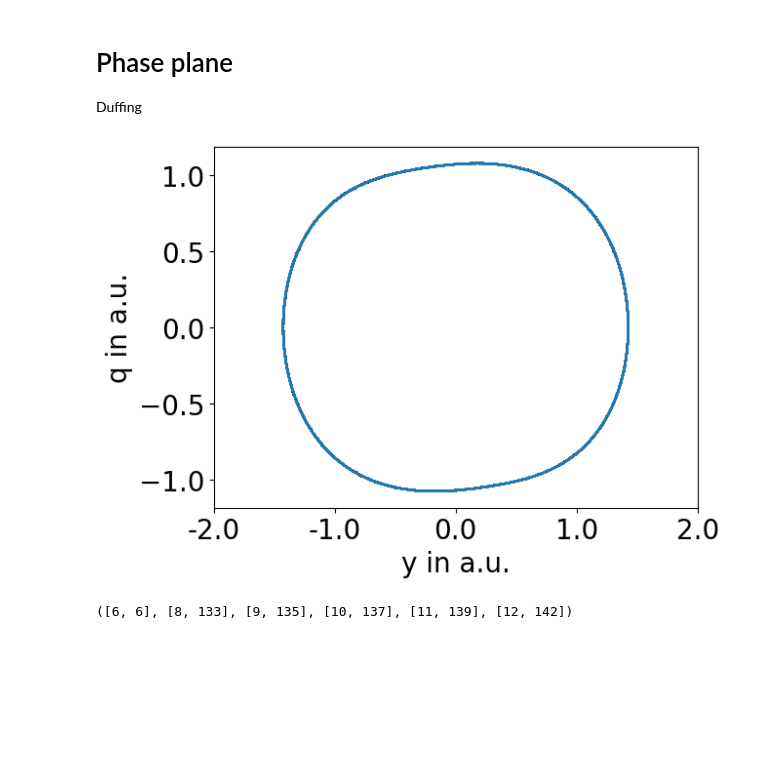
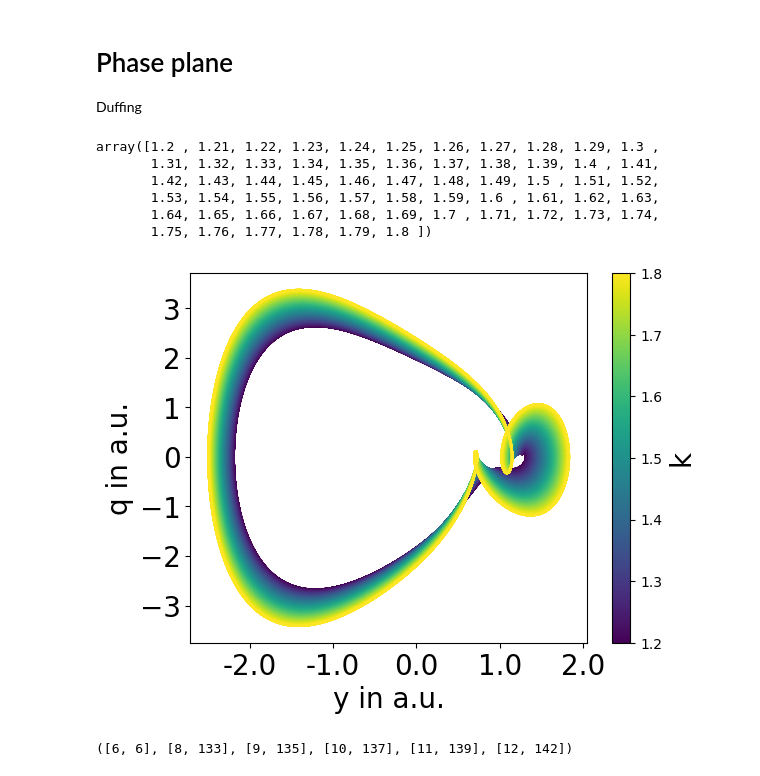
Before and after one commit to huyenanh-nguyen/Vocalization, a Jupyter notebook: Onesidecoupling/simulation.ipynb, the cells around one changed output. Saved outputs shown, nothing was run; the diff lists cells and outputs as text; code cells hidden in the pictures; blank space fills up the shorter version.

Commit message:
bifurkation phaseplane

```diff
--- a/Onesidecoupling/simulation.ipynb
+++ b/Onesidecoupling/simulation.ipynb
@@ -70,43 +70,62 @@ np.float64(1.551983506242696)
 # Phase plane
 
 Duffing
+# %%
+k_up = np.arange(1.2,1.8, 0.01)
+k_up
+# %% [output]
+array([1.2 , 1.21, 1.22, 1.23, 1.24, 1.25, 1.26, 1.27, 1.28, 1.29, 1.3 ,
+       1.31, 1.32, 1.33, 1.34, 1.35, 1.36, 1.37, 1.38, 1.39, 1.4 , 1.41,
+       1.42, 1.43, 1.44, 1.45, 1.46, 1.47, 1.48, 1.49, 1.5 , 1.51, 1.52,
+       1.53, 1.54, 1.55, 1.56, 1.57, 1.58, 1.59, 1.6 , 1.61, 1.62, 1.63,
+       1.64, 1.65, 1.66, 1.67, 1.68, 1.69, 1.7 , 1.71, 1.72, 1.73, 1.74,
+       1.75, 1.76, 1.77, 1.78, 1.79, 1.8 ])
 # %%
 with open(str(Path.cwd().parents[0]) + "/path.txt") as f:
   path = f.read()
+from matplotlib.pyplot import cm
+import matplotlib.colors as mcolors
+from matplotlib.cm import ScalarMappable
+from matplotlib.colors import Normalize
 
 t_step = 0.01
 t_last = 100 # 50h -> 1 point represent 1h
 t = np.arange(0, 5000, t_step)
 keep = int(t_last / t_step)
 
-par_big = 1,0,1,-1.5
-k = 0.1
+k = np.arange(1.2,1.8, 0.01)
 gamma = 0.1
 mu = 2
-beta = 0.2
-alpha = 0.5
-p = np.arange(-3,3,0.2)
-u = np.repeat(1, len(p))
+beta = 1
+alpha = 0.2
 
-lilie_big = OnesidedCoupling(par_big, t, keep, k, mu, gamma, alpha, beta)
-for i in u:
-  for z in p:
-    par_small = i,z,i,i
-    lilie_small = OnesidedCoupling(par_small, t, keep, k, mu, gamma, alpha, beta)
-    plt.plot(lilie_small.y_solv()[-keep:],lilie_small.q_solv()[-keep:])
+cmap = plt.get_cmap('viridis', len(k))
+fig, ax = plt.subplots()
+for i in range(len(k)):
+  par = 1,1,1,1
+  limit = OnesidedCoupling(par, t, keep, k[i], mu, gamma, alpha, beta)
+
+  ax.plot(limit.y_solv()[-keep:],limit.q_solv()[-keep:], color = cmap(i))
 
 
-
-plt.plot(lilie_big.y_solv()[-keep:],lilie_big.q_solv()[-keep:])
 plt.xlabel("y in a.u.",fontsize = 20)
 plt.ylabel("q in a.u.",fontsize = 20)
 plt.gca().xaxis.set_major_formatter(FormatStrFormatter('%.1f'))
 plt.xticks(np.linspace(-2,2, 5), fontsize = 20)
+
+normalize = mcolors.Normalize(vmin=k.min(), vmax=k.max())
+
+norm = Normalize(vmin = min(k), vmax = max(k))
+sm = ScalarMappable(cmap = "viridis", norm = norm)
+sm.set_array([])
+plt.colorbar(sm, ax = ax).ax.set_ylabel('k', fontsize = 20)
+
+
 plt.yticks(fontsize = 20)
-plt.savefig(path +"y_phaseplane_alpha05" + ".png", dpi =  300, bbox_inches = "tight")
+plt.savefig(path +"y_phaseplane_alphawithout colorbar" + ".png", dpi =  300, bbox_inches = "tight")
 # plt.show()
 # %% [output]
-[figure, old version]
+[figure, new version]
 # %%
 k_up = np.arange(0.01,1, 0.01)
 alpha = np.arange(0.01, 3, 0.1)
```
Also changed, not shown: 1 other file.
